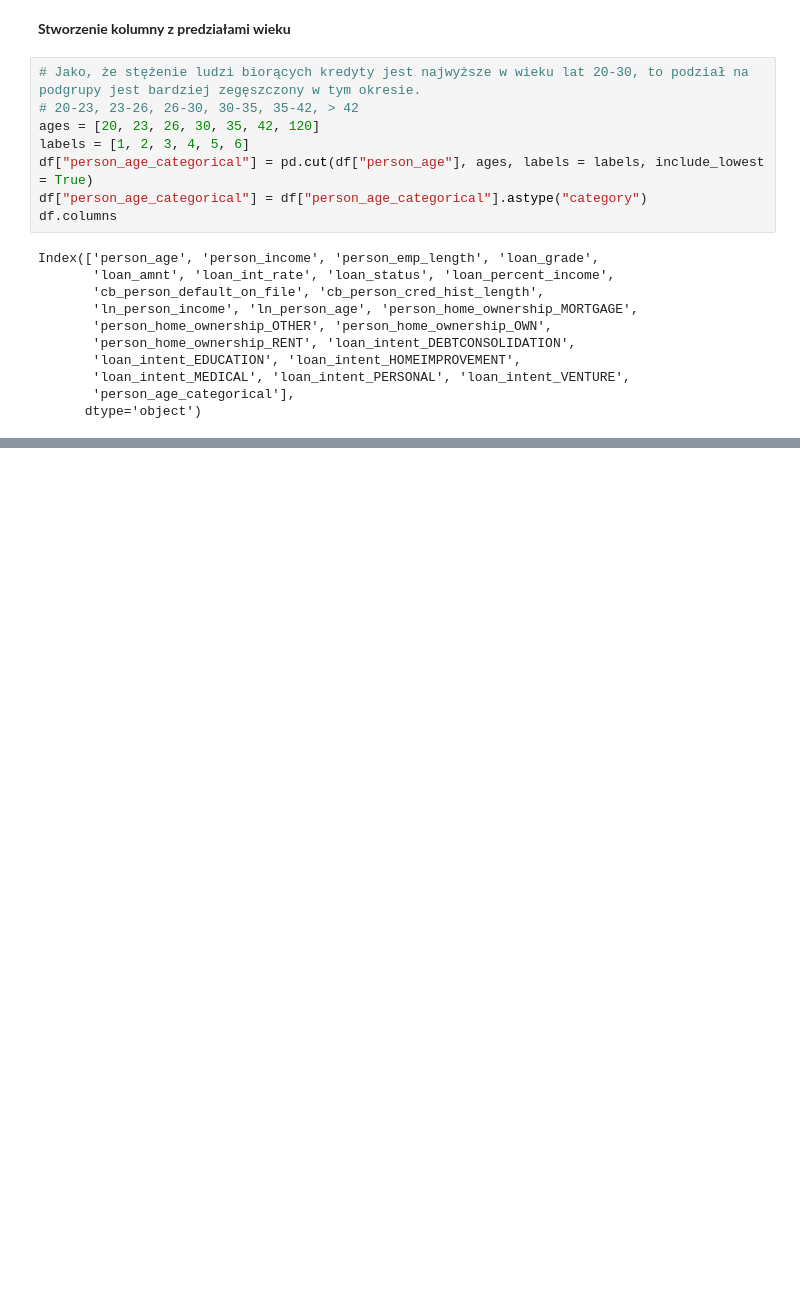
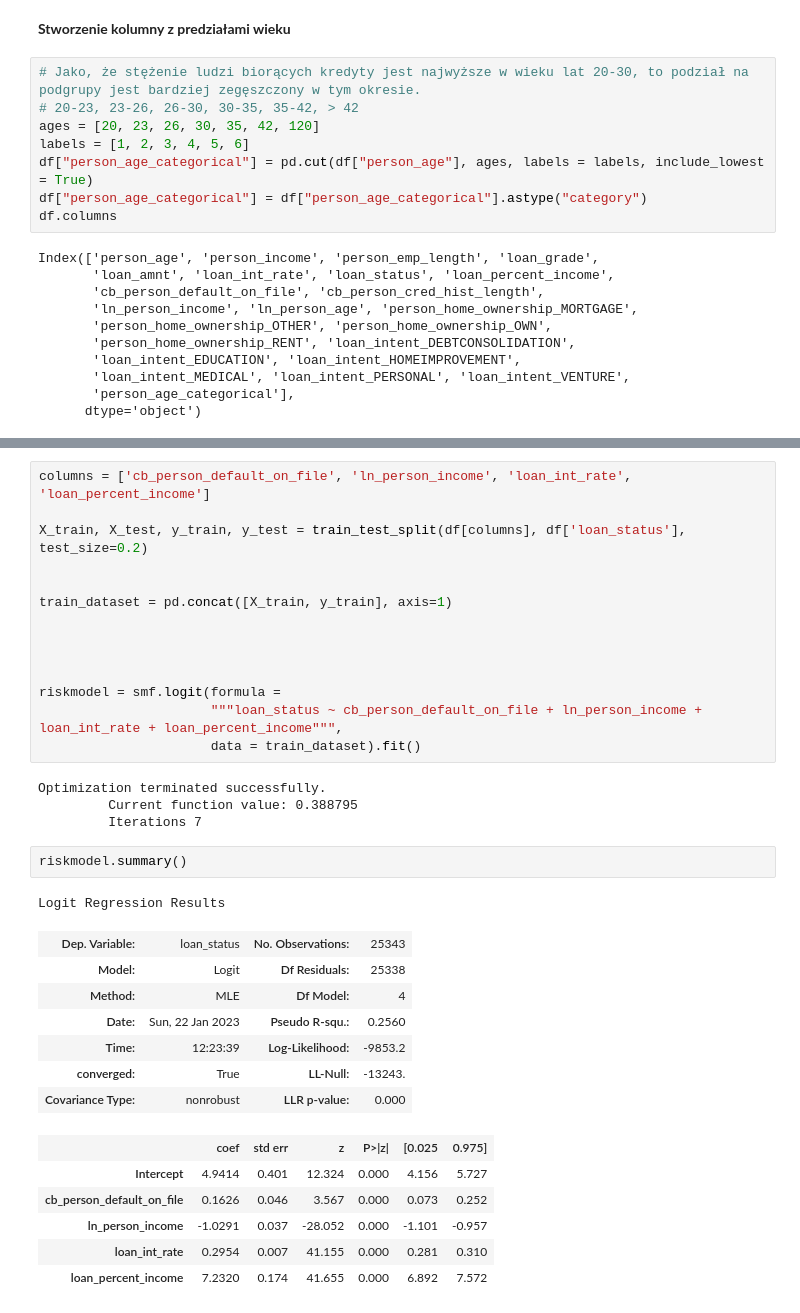
Before and after one commit to aleksyniemir/credit_risk_analysis, a Jupyter notebook: data_analysis.ipynb, the cells around one changed output, grey strips where cells are left out. Cells and saved outputs as stored; diff of their text form; blank space fills up the shorter version.

```diff
--- a/data_analysis.ipynb
+++ b/data_analysis.ipynb
@@ -383,0 +408,35 @@ TypeError: list indices must be integers or slices, not str
+# %%
+columns = ['cb_person_default_on_file', 'ln_person_income', 'loan_int_rate', 'loan_percent_income']
+
+X_train, X_test, y_train, y_test = train_test_split(df[columns], df['loan_status'], test_size=0.2)
+
+
+train_dataset = pd.concat([X_train, y_train], axis=1)
+
+
+
+
+riskmodel = smf.logit(formula =
+                      """loan_status ~ cb_person_default_on_file + ln_person_income +  loan_int_rate + loan_percent_income""",
+                      data = train_dataset).fit()
+# %% [output]
+Optimization terminated successfully.
+         Current function value: 0.388795
+         Iterations 7
+# %%
+riskmodel.summary()
+# %% [output]
+Logit Regression Results
+| Dep. Variable: | loan_status | No. Observations: | 25343 |
+| Model: | Logit | Df Residuals: | 25338 |
+| Method: | MLE | Df Model: | 4 |
+| Date: | Sun, 22 Jan 2023 | Pseudo R-squ.: | 0.2560 |
+| Time: | 12:23:39 | Log-Likelihood: | -9853.2 |
+| converged: | True | LL-Null: | -13243. |
+| Covariance Type: | nonrobust | LLR p-value: | 0.000 |
+|  | coef | std err | z | P>|z| | [0.025 | 0.975] |
+| Intercept | 4.9414 | 0.401 | 12.324 | 0.000 | 4.156 | 5.727 |
+| cb_person_default_on_file | 0.1626 | 0.046 | 3.567 | 0.000 | 0.073 | 0.252 |
+| ln_person_income | -1.0291 | 0.037 | -28.052 | 0.000 | -1.101 | -0.957 |
+| loan_int_rate | 0.2954 | 0.007 | 41.155 | 0.000 | 0.281 | 0.310 |
+| loan_percent_income | 7.2320 | 0.174 | 41.655 | 0.000 | 6.892 | 7.572 |
```
Also changed, not shown: parts of 18 cells of this notebook.
